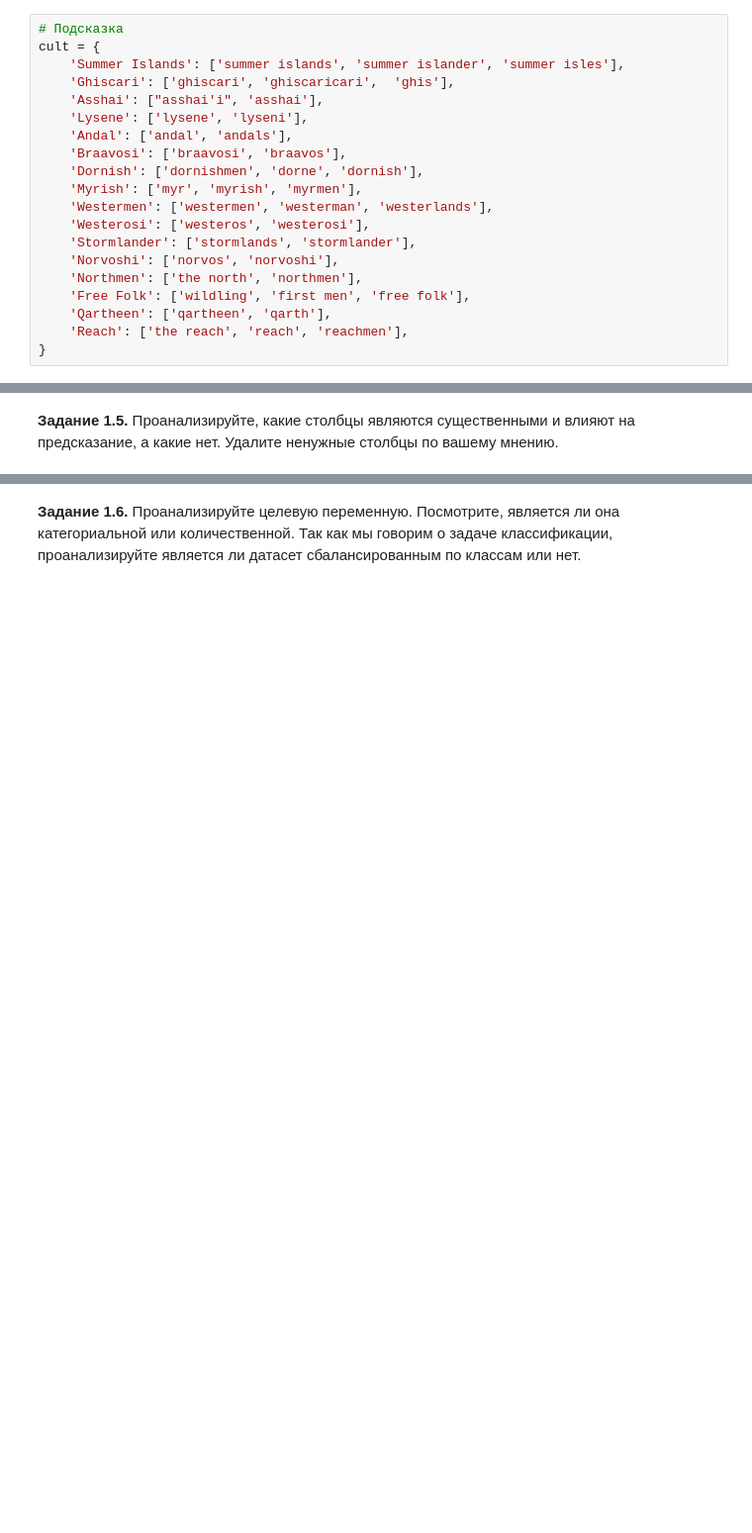
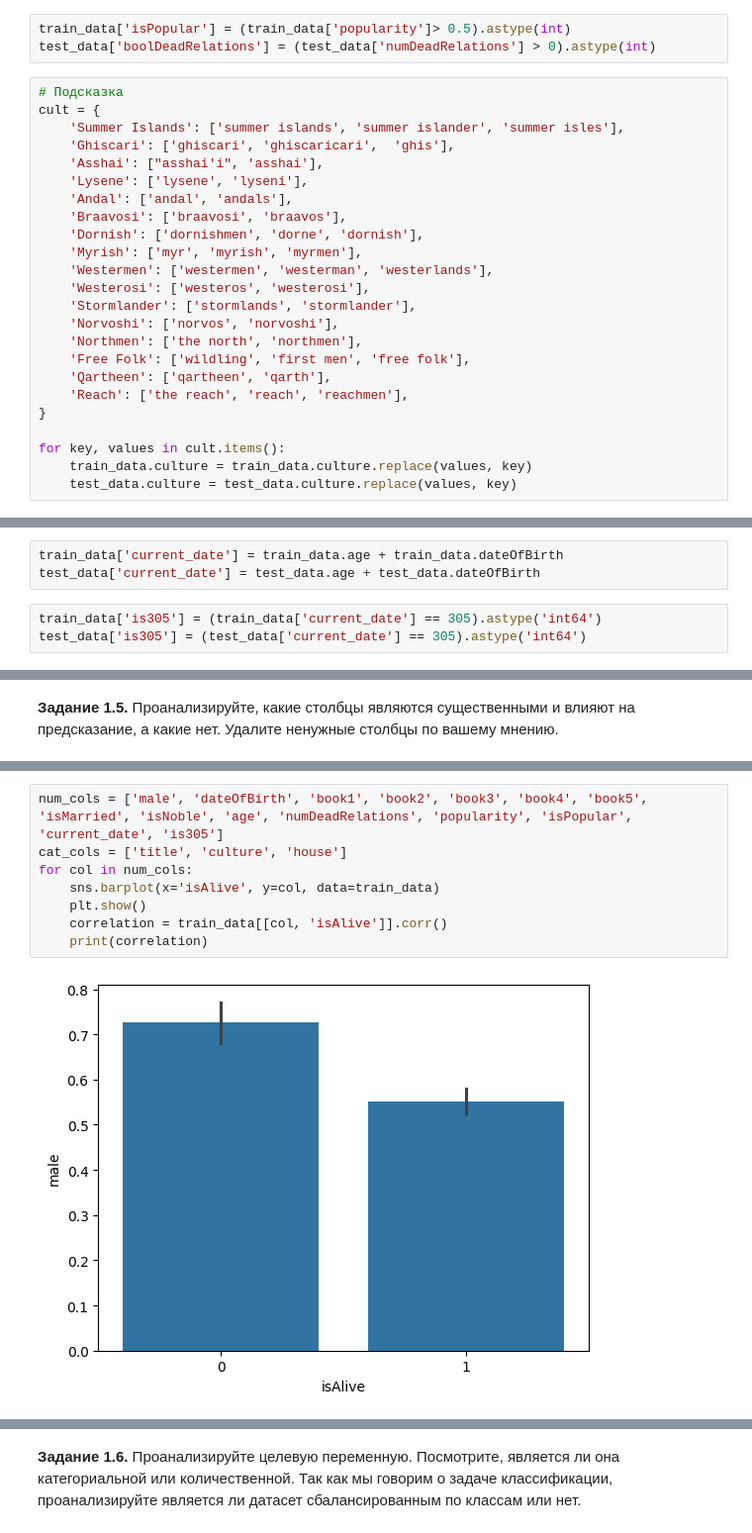
Before and after one commit to Lindemann-S/DLS2025, a Jupyter notebook: week_01_ml_intro/Homework/hw_1_game_of_thrones.ipynb, the cells around one changed output, grey strips where cells are left out. Shown: that part at 99% size. Saved outputs shown, nothing was run; the diff lists cells and outputs as text; blank space fills up the shorter version.

```diff
--- a/week_01_ml_intro/Homework/hw_1_game_of_thrones.ipynb
+++ b/week_01_ml_intro/Homework/hw_1_game_of_thrones.ipynb
@@ -396,3 +454,6 @@ median_age =
+# %%
+train_data['isPopular'] = (train_data['popularity']> 0.5).astype(int)
+test_data['boolDeadRelations'] = (test_data['numDeadRelations'] > 0).astype(int)
 # %%
 # Подсказка
 cult = {
@@ -413,3 +474,7 @@ cult = {
     'Qartheen': ['qartheen', 'qarth'],
     'Reach': ['the reach', 'reach', 'reachmen'],
 }
+
+for key, values in cult.items():
+    train_data.culture = train_data.culture.replace(values, key)
+    test_data.culture = test_data.culture.replace(values, key)
@@ -415,0 +483,6 @@ cult = {
+# %%
+train_data['current_date'] = train_data.age + train_data.dateOfBirth
+test_data['current_date'] = test_data.age + test_data.dateOfBirth
+# %%
+train_data['is305'] = (train_data['current_date'] == 305).astype('int64')
+test_data['is305'] = (test_data['current_date'] == 305).astype('int64')
@@ -417,0 +519,10 @@ cult = {
+# %%
+num_cols = ['male', 'dateOfBirth', 'book1', 'book2', 'book3', 'book4', 'book5', 'isMarried', 'isNoble', 'age', 'numDeadRelations', 'popularity', 'isPopular', 'current_date', 'is305']
+cat_cols = ['title', 'culture', 'house']
+for col in num_cols:
+    sns.barplot(x='isAlive', y=col, data=train_data)
+    plt.show()
+    correlation = train_data[[col, 'isAlive']].corr()
+    print(correlation)
+# %% [output]
+[figure, added]
```
Also changed, not shown: parts of 21 cells of this notebook.
